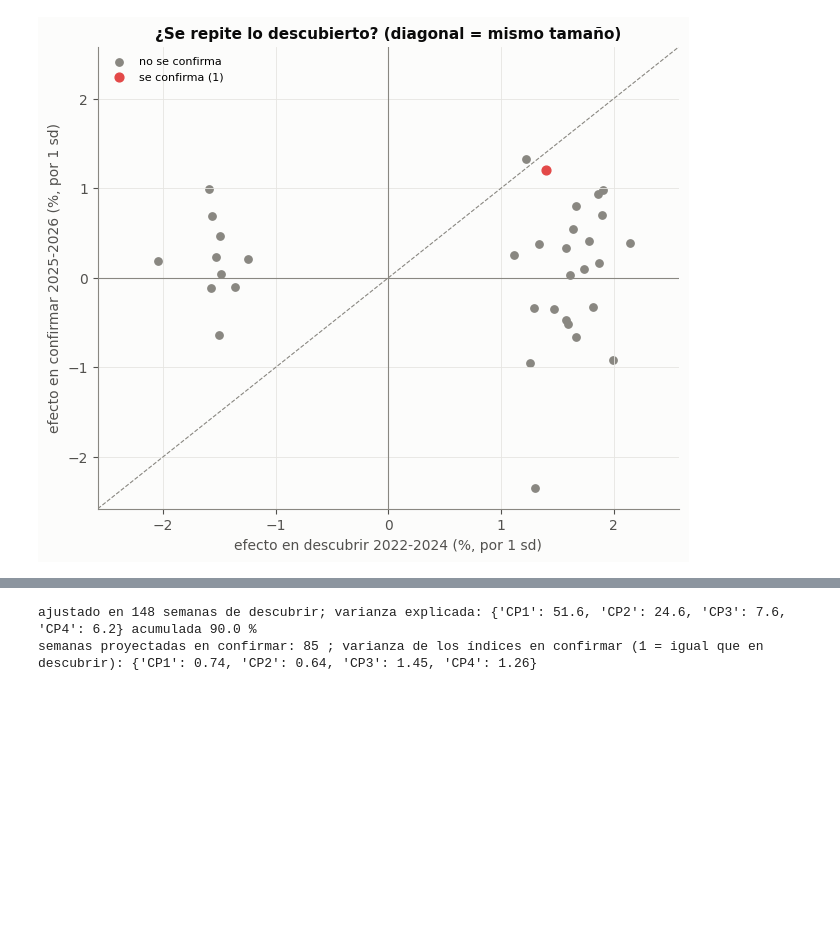
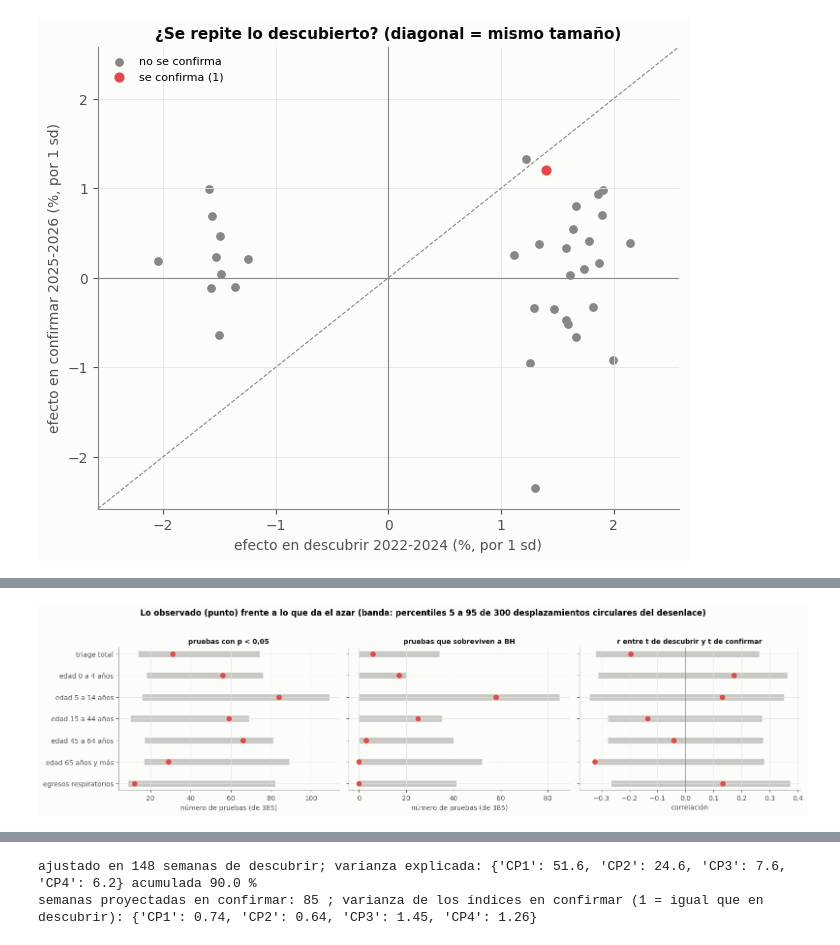
Before and after one commit to SebastianGuerr/puebas, a Jupyter notebook: notebooks/12_el_clima_completo.ipynb, the cells around one changed output, grey strips where cells are left out. Drawn from its saved outputs; the diff is of its cells as text; code cells hidden in the pictures; blank space fills up the shorter version.

```diff
--- a/notebooks/12_el_clima_completo.ipynb
+++ b/notebooks/12_el_clima_completo.ipynb
@@ -594,0 +799,8 @@ Encaja mejor con **acceso** (la lluvia deja a la gente en casa; el cuaderno 11 l
+# %%
+SALIDAS = {"triage total": Y.y, **{f"edad {BANDAS[b]}": RB[b] for b in BANDAS}, "egresos respiratorios": Y.y_respiratorio}
+EV = {}
+for nombre, s in SALIDAS.items():
+    EV[nombre] = evaluar(s, Xs, REZ_MEC, DESC, CONF, fijo="mes+año", n_sim=N_SIM, semilla=1)
+claves = ["pruebas", "p<0,05", "azar (media)", "azar (p95)", "p emp. p<0,05", "sobreviven BH", "BH azar (media)", "BH azar (p95)", "p emp. BH",
+          "se confirman", "conf. azar (media)", "conf. azar (p95)", "p emp. conf.", "r(t desc., t conf.)", "r azar (media)", "r azar (p95)", "p emp. r"]
+print(tabla_resumen(EV, claves).round(3).T.to_string())
@@ -594,0 +826,19 @@ Encaja mejor con **acceso** (la lluvia deja a la gente en casa; el cuaderno 11 l
+# %%
+nombres = list(EV)
+fig, axes = plt.subplots(1, 3, figsize=(16, 4.2))
+for ax, (obs, medio, p95, tit) in zip(axes, [("p<0,05", "azar (media)", "azar (p95)", "pruebas con p < 0,05"),
+                                           ("sobreviven BH", "BH azar (media)", "BH azar (p95)", "pruebas que sobreviven a BH"),
+                                           ("r(t desc., t conf.)", "r azar (media)", "r azar (p95)", "r entre t de descubrir y t de confirmar")]):
+    y_ = np.arange(len(nombres))[::-1]
+    for yy, n in zip(y_, nombres):
+        r = EV[n]["resumen"]; nul = EV[n]["nulo"]
+        col = {"p<0,05": "p05", "sobreviven BH": "bh", "r(t desc., t conf.)": "rtt"}[obs]
+        ax.hlines(yy, nul[col].quantile(.05), nul[col].quantile(.95), color="#c9c7c1", lw=9, zorder=1)
+        ax.plot(r[obs], yy, "o", color=ROJO, ms=7, zorder=3)
+    ax.set_yticks(y_, nombres if ax is axes[0] else [""] * len(nombres)); ax.set_title(tit, fontsize=10)
+    if obs.startswith("r("): ax.axvline(0, color=MUDO, lw=.8)
+axes[0].set_xlabel("número de pruebas (de 385)"); axes[1].set_xlabel("número de pruebas (de 385)"); axes[2].set_xlabel("correlación")
+fig.suptitle("Lo observado (punto) frente a lo que da el azar (banda: percentiles 5 a 95 de 300 desplazamientos circulares del desenlace)", fontweight="bold", y=1.03)
+plt.tight_layout(); plt.show()
+# %% [output]
+[figure, added]
```
Also changed, not shown: parts of 73 cells of this notebook.
